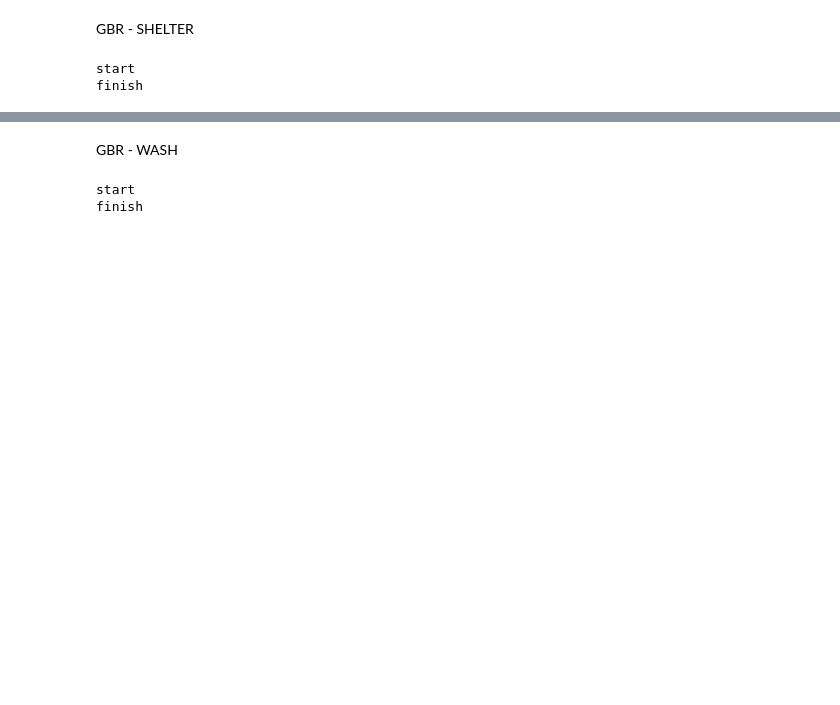
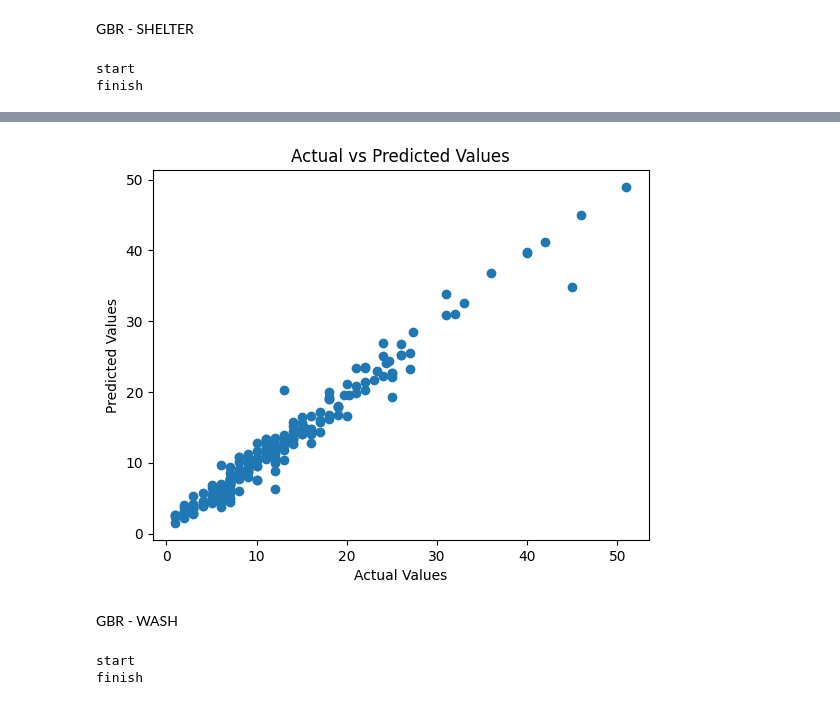
Before and after one commit to reo113/GuideHouse_Project, a Jupyter notebook: guidehouse.ipynb, the cells around one changed output, grey strips where cells are left out. Drawn from its saved outputs; the diff is of its cells as text; code cells hidden in the pictures; blank space fills up the shorter version.

```diff
--- a/guidehouse.ipynb
+++ b/guidehouse.ipynb
@@ -825,3 +833,11 @@ The rmse and r2 for shelter is:
+# %%
+plt.scatter(y_test_shelter, prediction)
+plt.xlabel('Actual Values')
+plt.ylabel('Predicted Values')
+plt.title('Actual vs Predicted Values')
+plt.show()
+# %% [output]
+[figure, added]
 # %% [markdown]
 GBR - WASH
 # %%
```
Also changed, not shown: parts of 13 cells of this notebook.
